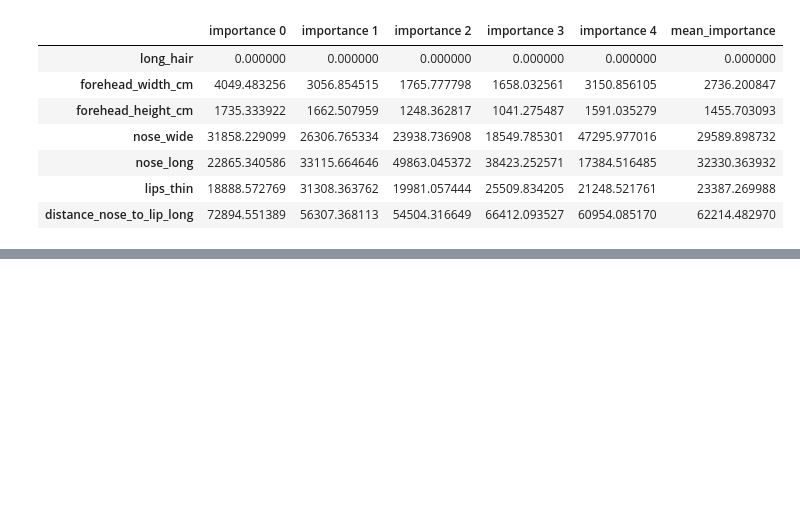
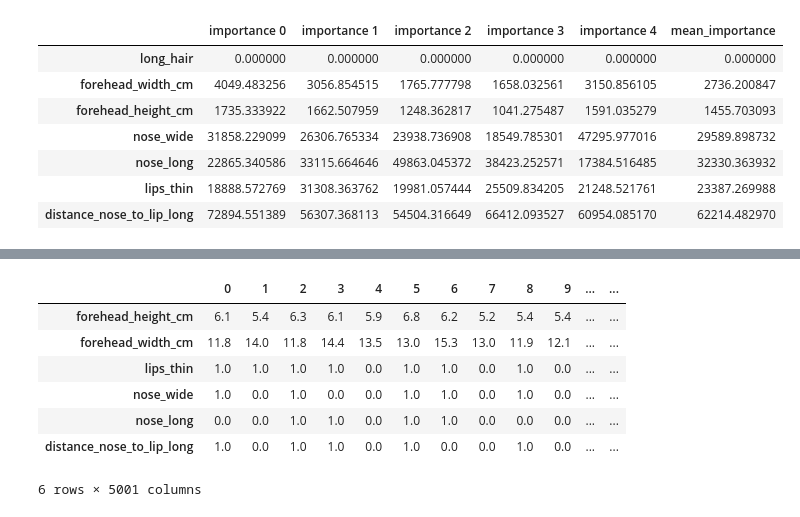
Before and after one commit to dsvishchev/education, a Jupyter notebook: feature_selection.ipynb, the cells around one changed output, grey strips where cells are left out. Saved outputs shown, nothing was run; the diff lists cells and outputs as text; code cells hidden in the pictures; blank space fills up the shorter version.

Commit message:
fix feature selection

```diff
--- a/feature_selection.ipynb
+++ b/feature_selection.ipynb
@@ -231,0 +235,13 @@ fi
+# %%
+# Устанавливаем наш параметр регуляризации C=1
+logistic = LogisticRegression(C=1, penalty="l1", solver='liblinear', random_state=7).fit(X, y)
+# Где X, y - входные и выходные данные соответственно.
+model = SelectFromModel(logistic, prefit=True)
+
+X_new = model.transform(X)
+
+# выводим финальную оценку прогнозирования.
+selector_ind = model.get_support()
+df_rfe1 = X.iloc[:, selector_ind]
+print(df_rfe1.columns)
+X_new
@@ -231,0 +422,4 @@ fi
+# %%
+# создаем список признаков
+features = list(features.index)
+features
@@ -231,0 +434,6 @@ fi
+# %%
+# вычисляем оценку AUC-ROC, усредненную по 5 проверочным
+# блокам перекрестной проверки (5 моделям со всеми
+# признаками)
+auc_score_all = output['test_score'].mean()
+auc_score_all
@@ -231,0 +560,16 @@ fi
+# %%
+dgg_new = []
+for col in features_to_keep:
+    dgg_new.append(df[col])
+dff1 = pd.DataFrame(dgg_new)
+dff1.to_csv(path_or_buf='datasets/gender_classification_1.csv',index=False)
+dff1
+# %% [output]
+|  | 0 | 1 | 2 | 3 | 4 | 5 | 6 | 7 | 8 | 9 | ... | ... |
+| forehead_height_cm | 6.1 | 5.4 | 6.3 | 6.1 | 5.9 | 6.8 | 6.2 | 5.2 | 5.4 | 5.4 | ... | ... |
+| forehead_width_cm | 11.8 | 14.0 | 11.8 | 14.4 | 13.5 | 13.0 | 15.3 | 13.0 | 11.9 | 12.1 | ... | ... |
+| lips_thin | 1.0 | 1.0 | 1.0 | 1.0 | 0.0 | 1.0 | 1.0 | 0.0 | 1.0 | 0.0 | ... | ... |
+| nose_wide | 1.0 | 0.0 | 1.0 | 0.0 | 0.0 | 1.0 | 1.0 | 0.0 | 1.0 | 0.0 | ... | ... |
+| nose_long | 0.0 | 0.0 | 1.0 | 1.0 | 0.0 | 1.0 | 1.0 | 0.0 | 0.0 | 0.0 | ... | ... |
+| distance_nose_to_lip_long | 1.0 | 0.0 | 1.0 | 1.0 | 0.0 | 1.0 | 0.0 | 0.0 | 1.0 | 0.0 | ... | ... |
+6 rows × 5001 columns
```
Also changed, not shown: parts of 23 cells of this notebook.
